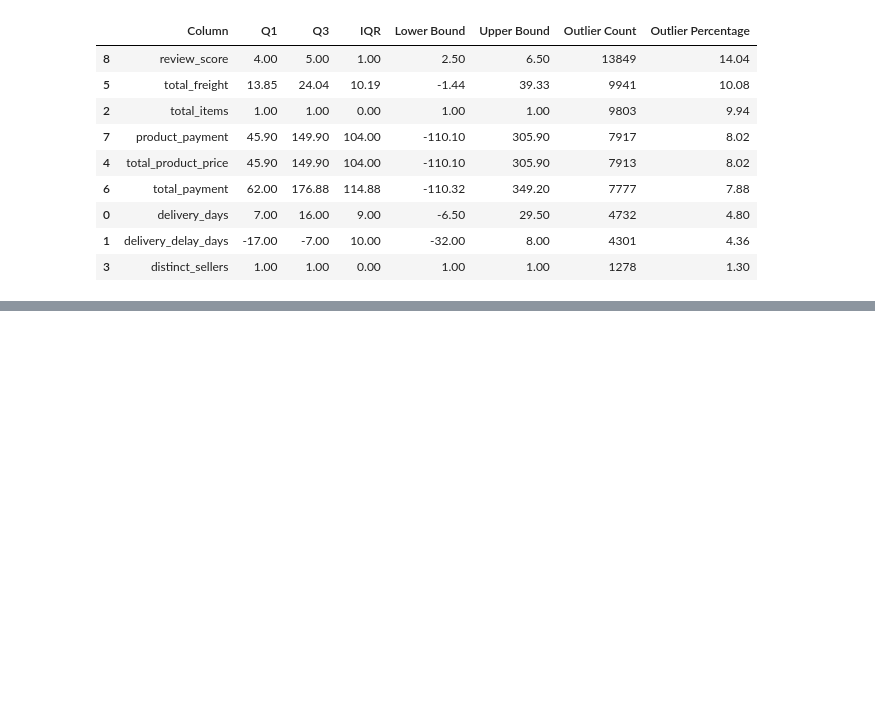
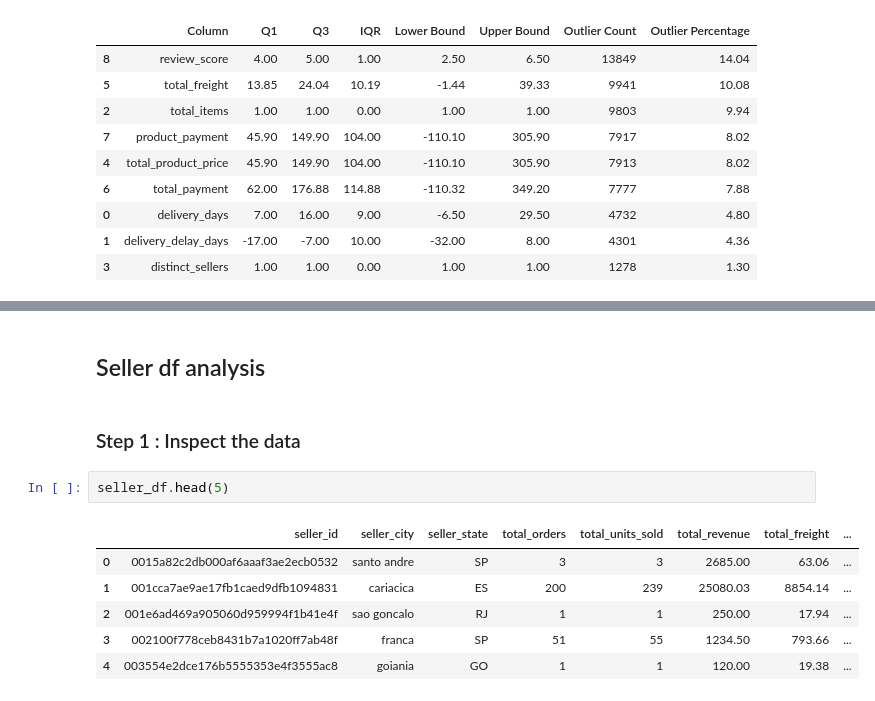
Before and after one commit to anees555/Customer-Intelligent-Platform, a Jupyter notebook: notebooks/03_data_preprocessing.ipynb, the cells around one changed output, grey strips where cells are left out. Cells and saved outputs as stored; diff of their text form; blank space fills up the shorter version.

```diff
--- a/notebooks/03_data_preprocessing.ipynb
+++ b/notebooks/03_data_preprocessing.ipynb
@@ -593,0 +686,13 @@ order_outlier_summary
+# %% [markdown]
+## Seller df analysis
+# %% [markdown]
+### Step 1 : Inspect the data
+# %%
+seller_df.head(5)
+# %% [output]
+|  | seller_id | seller_city | seller_state | total_orders | total_units_sold | total_revenue | total_freight | ... |
+| 0 | 0015a82c2db000af6aaaf3ae2ecb0532 | santo andre | SP | 3 | 3 | 2685.00 | 63.06 | ... |
+| 1 | 001cca7ae9ae17fb1caed9dfb1094831 | cariacica | ES | 200 | 239 | 25080.03 | 8854.14 | ... |
+| 2 | 001e6ad469a905060d959994f1b41e4f | sao goncalo | RJ | 1 | 1 | 250.00 | 17.94 | ... |
+| 3 | 002100f778ceb8431b7a1020ff7ab48f | franca | SP | 51 | 55 | 1234.50 | 793.66 | ... |
+| 4 | 003554e2dce176b5555353e4f3555ac8 | goiania | GO | 1 | 1 | 120.00 | 19.38 | ... |
```
Also changed, not shown: parts of 29 cells of this notebook, 1 other file.
